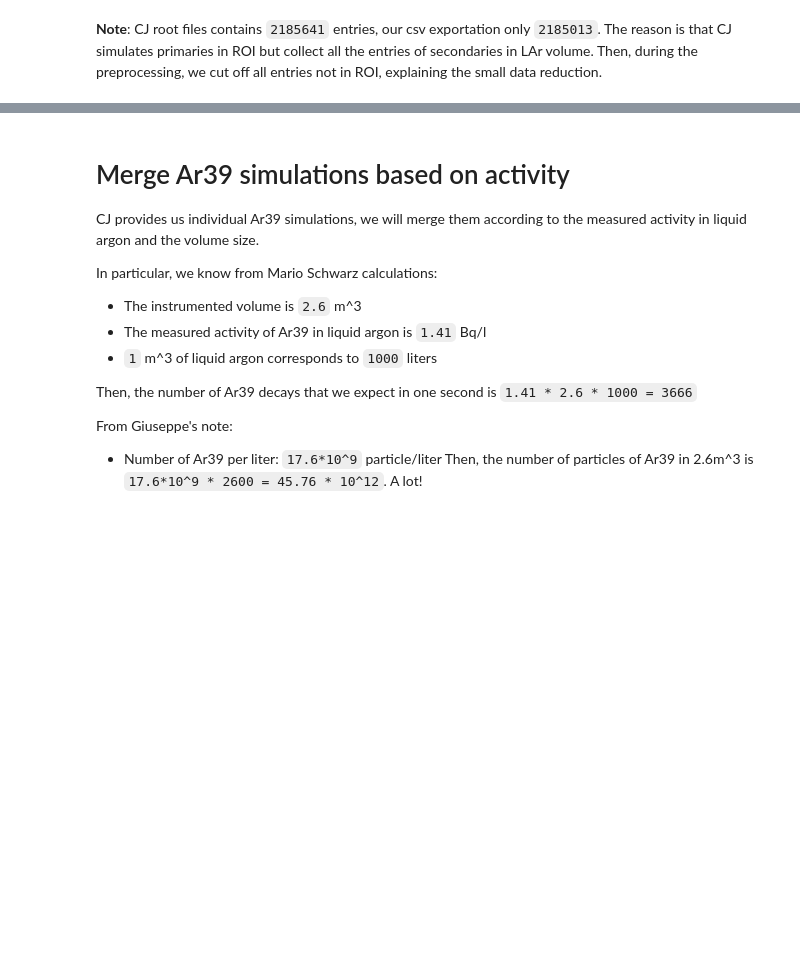
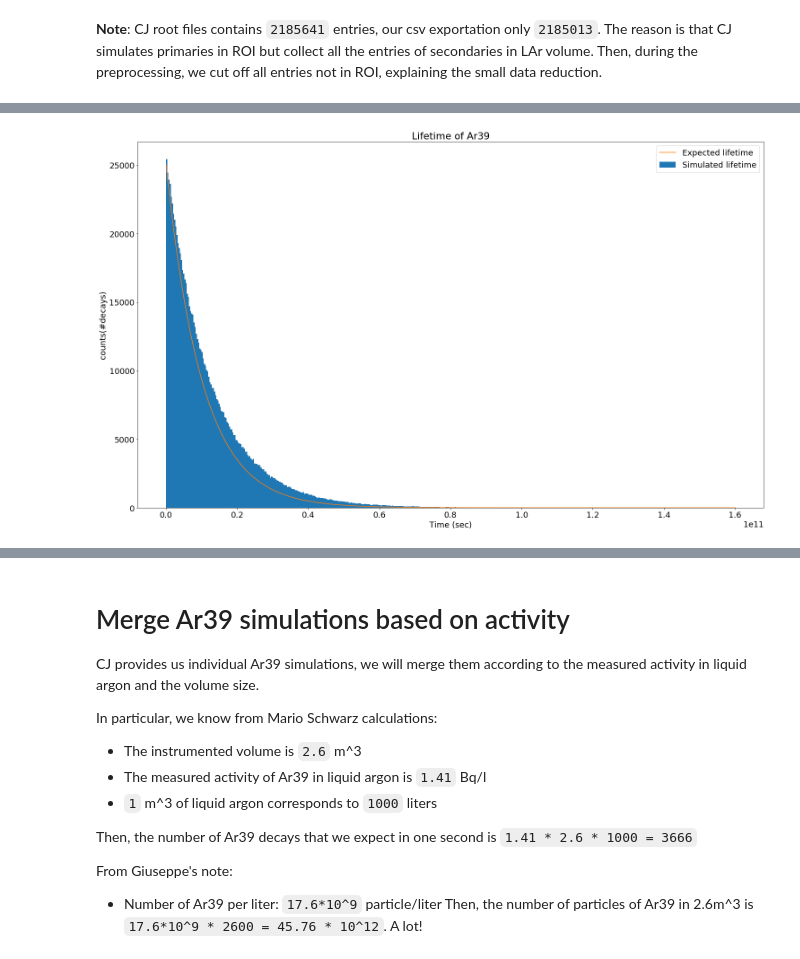
Before and after one commit to luigiberducci/ML4NP, a Jupyter notebook: Notebooks/analysis_1e6_ar39.ipynb, the cells around one changed output, grey strips where cells are left out. Cells and saved outputs as stored; diff of their text form; code cells hidden in the pictures; blank space fills up the shorter version.

```diff
--- a/Notebooks/analysis_1e6_ar39.ipynb
+++ b/Notebooks/analysis_1e6_ar39.ipynb
@@ -63,0 +70,14 @@ pd.DataFrame([df.time.describe(),
+# %%
+lin_bins = np.linspace(0, 1.6*10**11, 500)
+plt.hist(entry_gb_decays.sec.first(), bins=lin_bins, label="Simulated lifetime")
+plt.title("Lifetime of Ar39")
+plt.xlabel("Time (sec)")
+plt.ylabel("counts(#decays)")
+
+halflife_tau = 8.46 * 10**9
+tau = 0.6 * (2 * halflife_tau)    # Expected tau for full Ar39 decay
+plt.plot(lin_bins, 25000*np.exp(-lin_bins/tau), label="Expected lifetime")
+plt.legend()
+plt.show()
+# %% [output]
+[figure, added]
```
Also changed, not shown: parts of 28 cells of this notebook, 1 other file.
